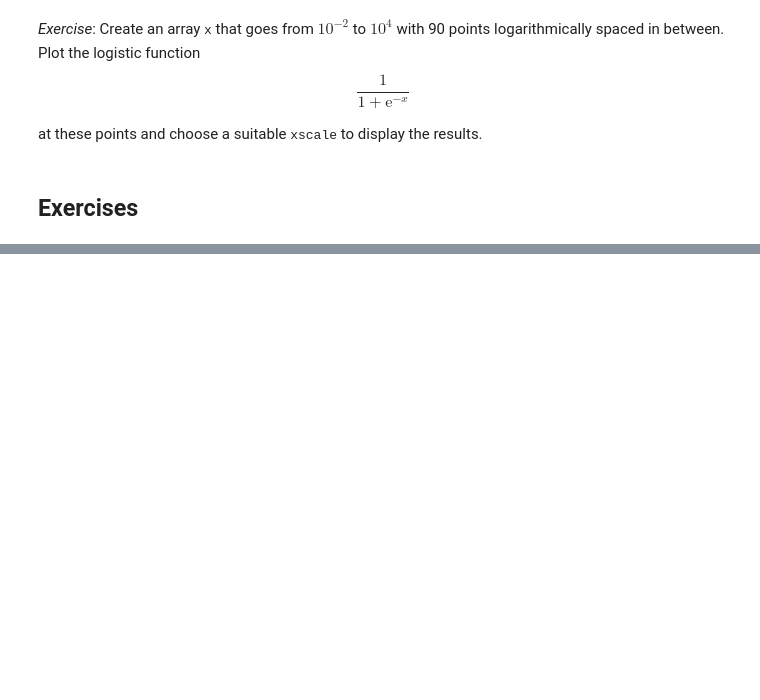
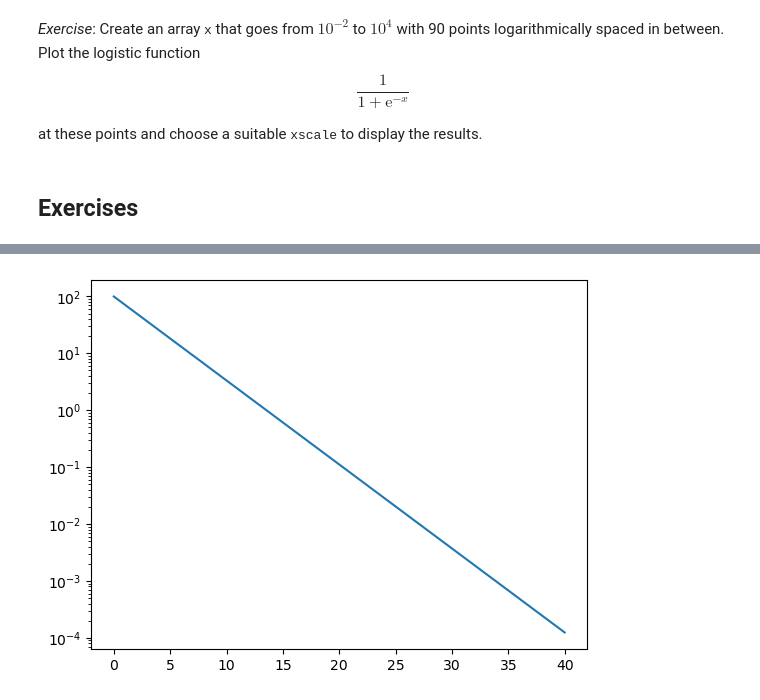
Before and after one commit to B218088-2022/PSB_2023, a Jupyter notebook: jupyter_examples/week2_plotting.ipynb, the cells around one changed output, grey strips where cells are left out. Saved outputs shown, nothing was run; the diff lists cells and outputs as text; code cells hidden in the pictures; blank space fills up the shorter version.

```diff
--- a/jupyter_examples/week2_plotting.ipynb
+++ b/jupyter_examples/week2_plotting.ipynb
@@ -77,0 +87,11 @@ at these points and choose a suitable <tt>xscale</tt> to display the results.
+# %%
+t= np.linspace(0, 40, 100)
+n= 100
+lam= 0.34
+y= n*np.exp(-lam*t)
+plt.figure()
+plt.plot(t, y)
+plt.yscale('log')
+plt.show()
+# %% [output]
+[figure, added]
```
Also changed, not shown: parts of 7 cells of this notebook, 12 other files.
